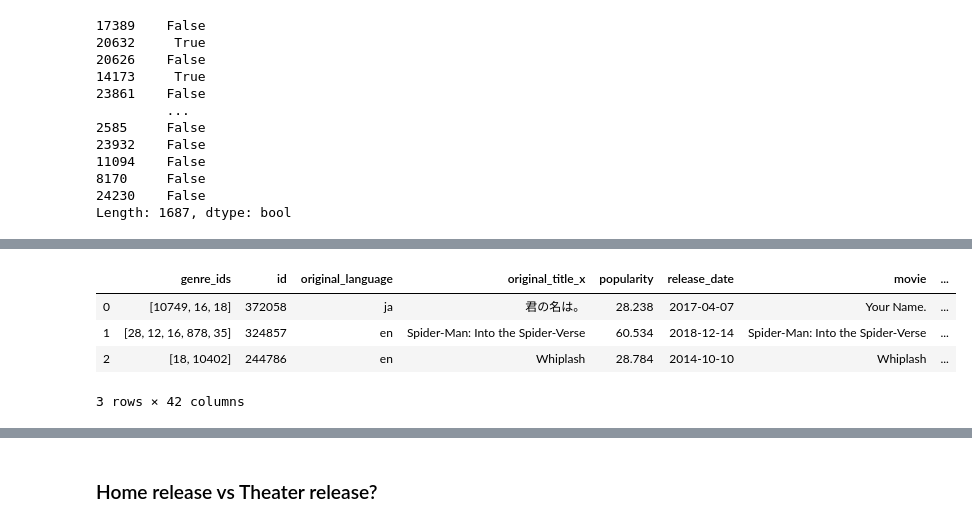
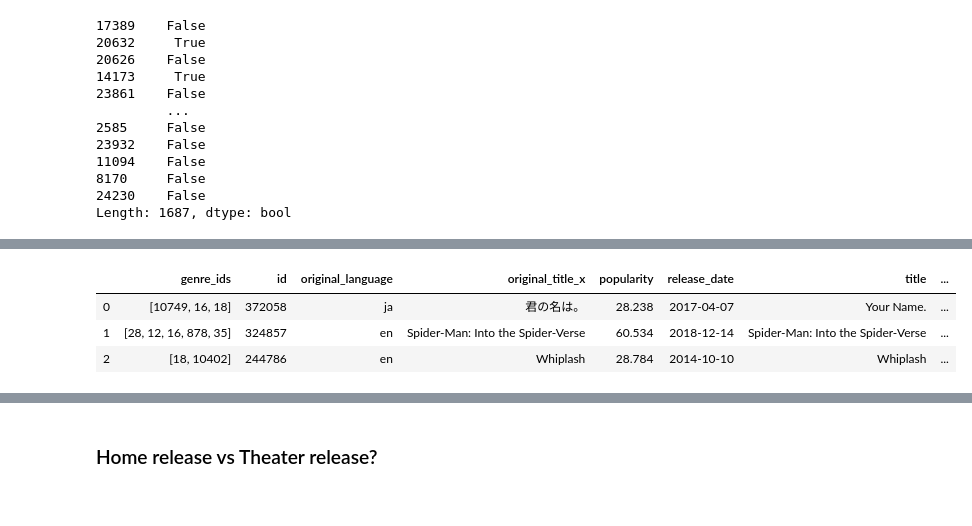
Before and after one commit to cristinamtown/dsc-mod-1-project-v2-1-onl01-dtsc-pt-041320, a Jupyter notebook: student.ipynb, the cells around one changed output, grey strips where cells are left out. Drawn from its saved outputs; the diff is of its cells as text; code cells hidden in the pictures.

```diff
--- a/student.ipynb
+++ b/student.ipynb
@@ -732,3 +885,0 @@ df_rate_sort.head(20)
-# %%
-df_rate_sort.rename(columns={'title': 'movie'}, inplace=True)
-df_rate_sort.head()
@@ -746,10 +886,9 @@ See the caveats in the documentation: http://pandas.pydata.org/pandas-docs/stabl
 # %%
 # Combine with genres
-df_rate_genre = df_rate_sort.merge(df_titles, on='movie')
+df_rate_genre = df_rate_sort.merge(df_titles, left_on='title', right_on='primary_title')
 df_rate_genre.head(3)
 # %% [output]
-|  | genre_ids | id | original_language | original_title_x | popularity | release_date | movie | ... |
+|  | genre_ids | id | original_language | original_title_x | popularity | release_date | title | ... |
 | 0 | [10749, 16, 18] | 372058 | ja | 君の名は。 | 28.238 | 2017-04-07 | Your Name. | ... |
 | 1 | [28, 12, 16, 878, 35] | 324857 | en | Spider-Man: Into the Spider-Verse | 60.534 | 2018-12-14 | Spider-Man: Into the Spider-Verse | ... |
 | 2 | [18, 10402] | 244786 | en | Whiplash | 28.784 | 2014-10-10 | Whiplash | ... |
-3 rows × 42 columns
```
Also changed, not shown: parts of 59 cells of this notebook, 1 other file.
